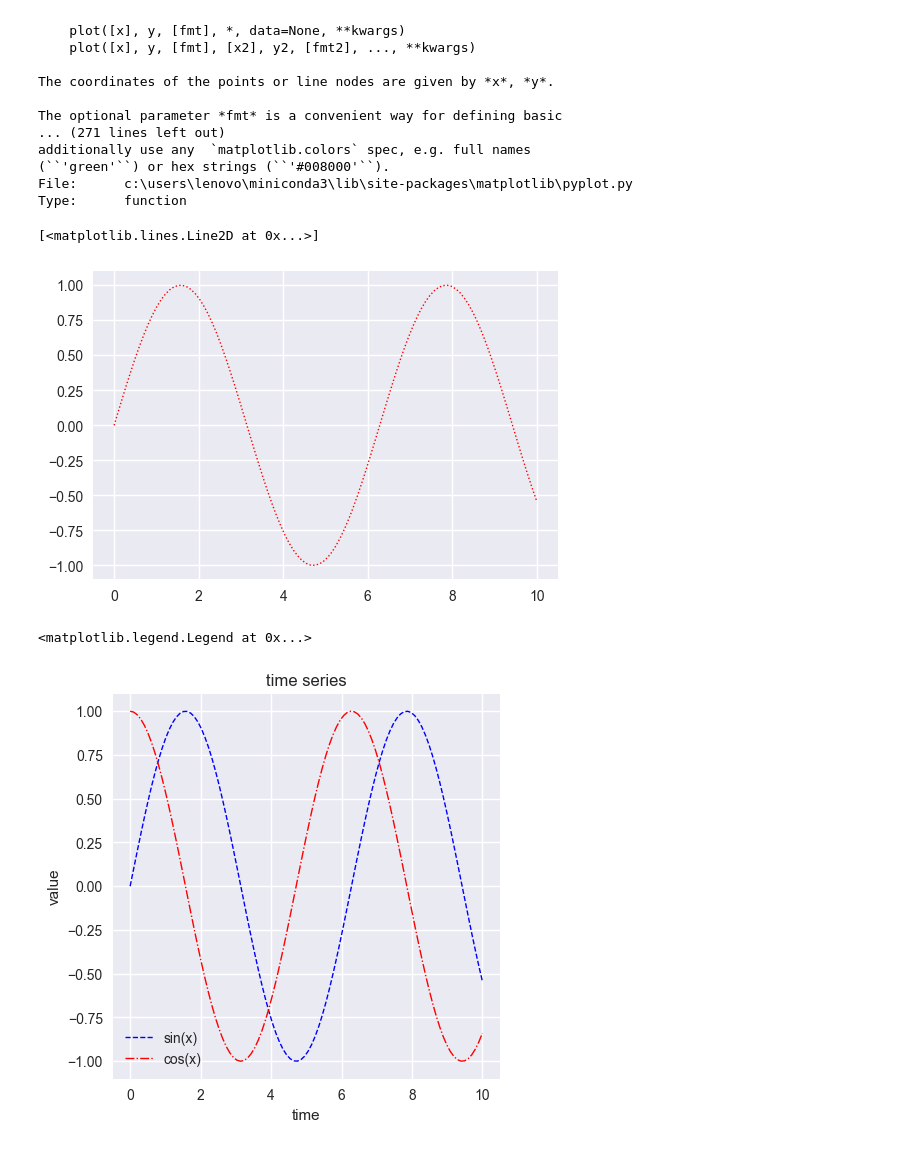
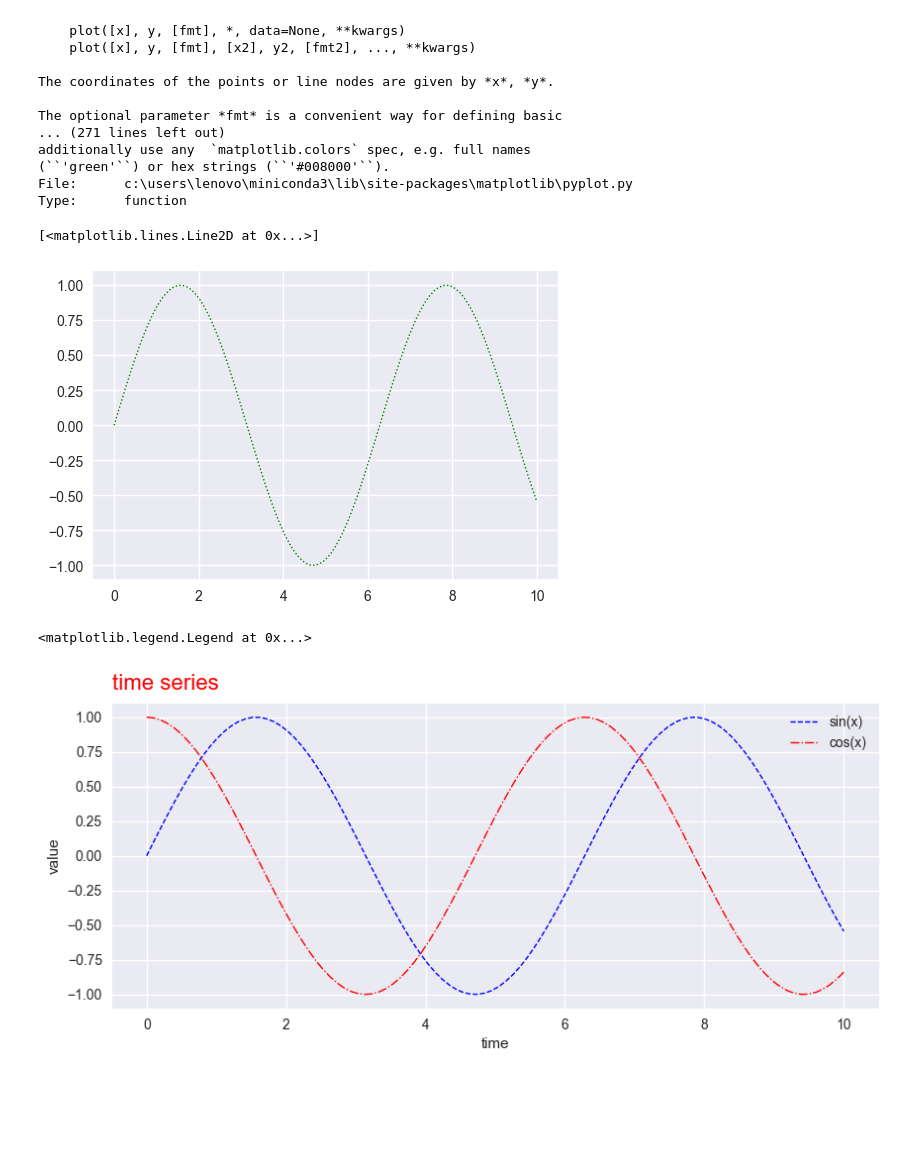
Before and after one commit to Anshpreett/pyt, a Jupyter notebook: visualization.ipynb, the cells around one changed output. Saved outputs shown, nothing was run; the diff lists cells and outputs as text; code cells hidden in the pictures; blank space fills up the shorter version.

```diff
--- a/visualization.ipynb
+++ b/visualization.ipynb
@@ -80,22 +80,22 @@ Type:      function
 fig = plt.figure(figsize=(6,4))
 x = np.linspace(0, 10, 100)
 y = np.sin(x)
-plt.plot(x,y, linestyle=':', color='red', linewidth=1)
+plt.plot(x,y, linestyle=':', color='green', linewidth=1)
 # %% [output]
 [<matplotlib.lines.Line2D at 0x...>]
-[figure, old version]
+[figure, new version]
 # %%
 fig = plt.figure(figsize=(10,4))
 x = np.linspace(0, 10, 100)
 y = np.sin(x)
 z = np.cos(x)
 plt.plot(x,y, linestyle='--', color='blue', linewidth=1, label='sin(x)')
 plt.plot(x,z, linestyle='-.', color='red', linewidth=1, label='cos(x)')
-plt.title('time series',loc='left',pad=10,fontdic={'fontsize':16,'color':})
+plt.title('time series',loc='left',pad=10,fontdict={'fontsize':16,'color':'red'})
 plt.xlabel('time')
 plt.ylabel('value')
 plt.legend()
 # %% [output]
 <matplotlib.legend.Legend at 0x...>
-[figure, old version]
+[figure, new version]
 # %%
```
Also changed, not shown: parts of 3 cells of this notebook.
